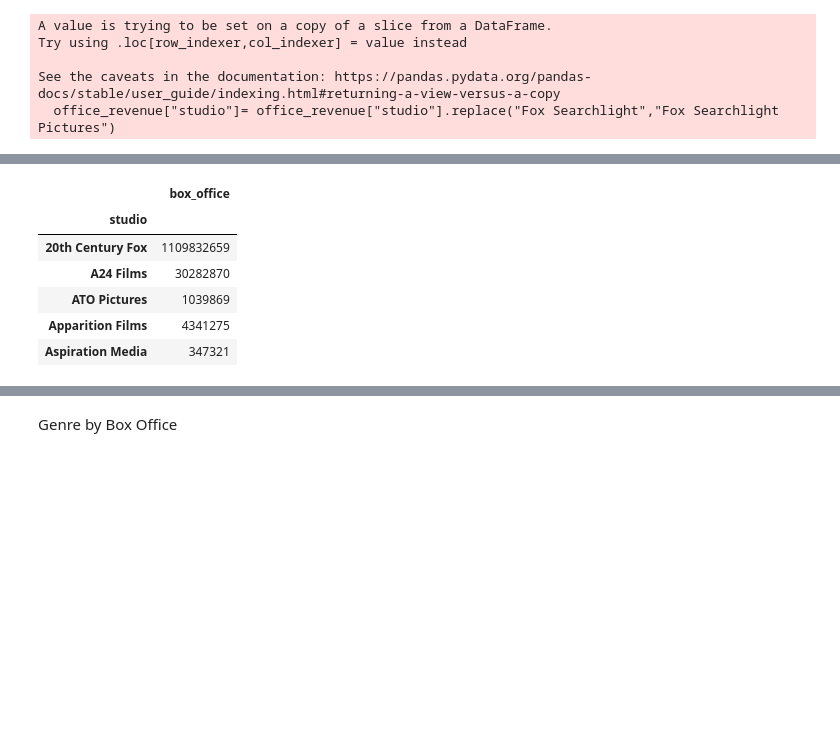
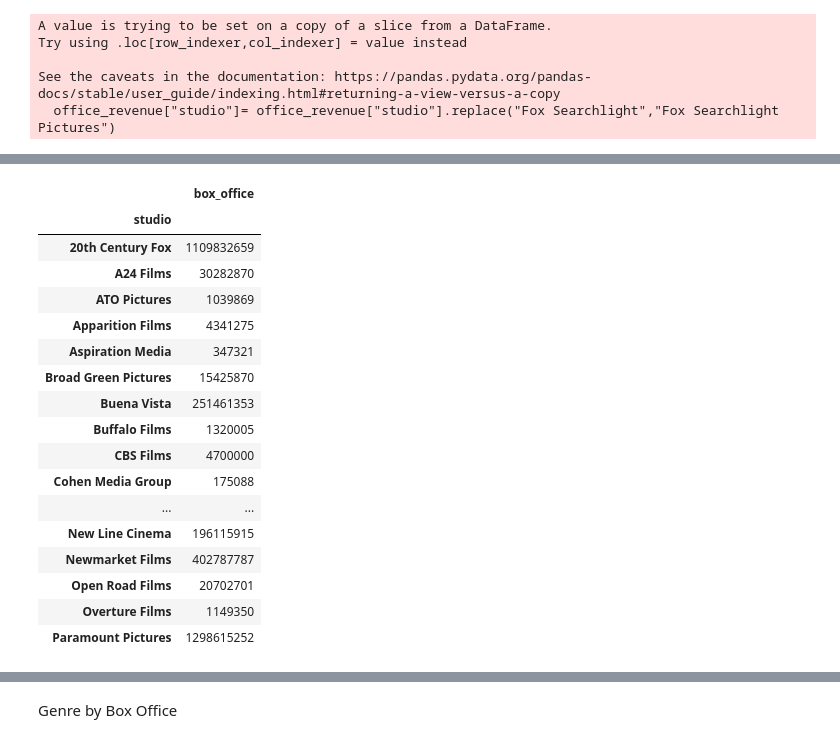
Before and after one commit to reboyce/Gilbert-Team-Repo, a Jupyter notebook: Notebooks/Telma's Notebook.ipynb, the cells around one changed output, grey strips where cells are left out. Drawn from its saved outputs; the diff is of its cells as text; code cells hidden in the pictures; blank space fills up the shorter version.

```diff
--- a/Notebooks/Telma's Notebook.ipynb
+++ b/Notebooks/Telma's Notebook.ipynb
@@ -216,0 +257,2 @@ See the caveats in the documentation: https://pandas.pydata.org/pandas-docs/stab
+# %%
+office_revenue["studio"]= office_revenue["studio"].replace(["The Weinstein Co.","The Weinstein Company","Weinstein Co."],"Weinstein Company")
@@ -216,0 +265,2 @@ See the caveats in the documentation: https://pandas.pydata.org/pandas-docs/stab
+# %%
+office_revenue["studio"]= office_revenue["studio"].replace("Newmarket Film Group","Newmarket Films")
@@ -216,0 +273,2 @@ See the caveats in the documentation: https://pandas.pydata.org/pandas-docs/stab
+# %%
+office_revenue["studio"]= office_revenue["studio"].replace("FilmDistrict","Film District")
@@ -216,0 +281,2 @@ See the caveats in the documentation: https://pandas.pydata.org/pandas-docs/stab
+# %%
+office_revenue["studio"]= office_revenue["studio"].replace("IFC First Take","IFC Films")
@@ -236,16 +308,27 @@ ax.set_xticklabels(labels=x,rotation=90);
 # %%
 boxoffice_total = (office_revenue.groupby("studio")).sum()
 
 boxoffice_total = boxoffice_total.drop("id", axis=1)
-boxoffice_total.head()
+boxoffice_total.head(50)
 # %% [output]
 |  | box_office |
 | studio |  |
 | 20th Century Fox | 1109832659 |
 | A24 Films | 30282870 |
 | ATO Pictures | 1039869 |
 | Apparition Films | 4341275 |
 | Aspiration Media | 347321 |
+| Broad Green Pictures | 15425870 |
+| Buena Vista | 251461353 |
+| Buffalo Films | 1320005 |
+| CBS Films | 4700000 |
+| Cohen Media Group | 175088 |
+| ... | ... |
+| New Line Cinema | 196115915 |
+| Newmarket Films | 402787787 |
+| Open Road Films | 20702701 |
+| Overture Films | 1149350 |
+| Paramount Pictures | 1298615252 |
 # %%
 boxoffice_total.reset_index(inplace= True)
 # %%
```
Also changed, not shown: parts of 15 cells of this notebook.
